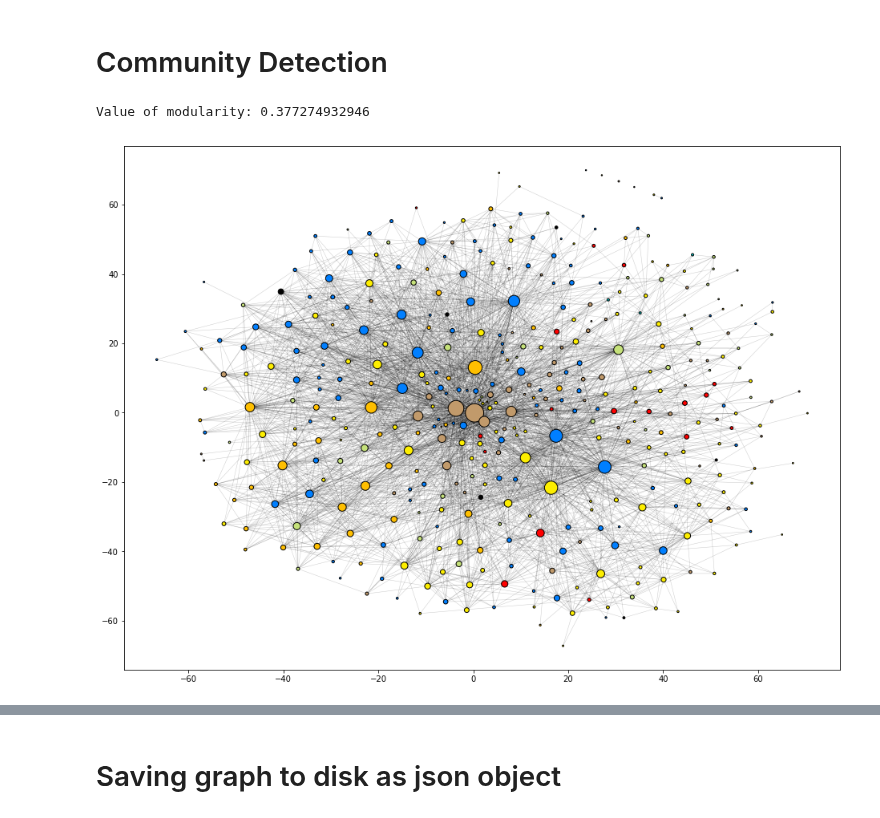
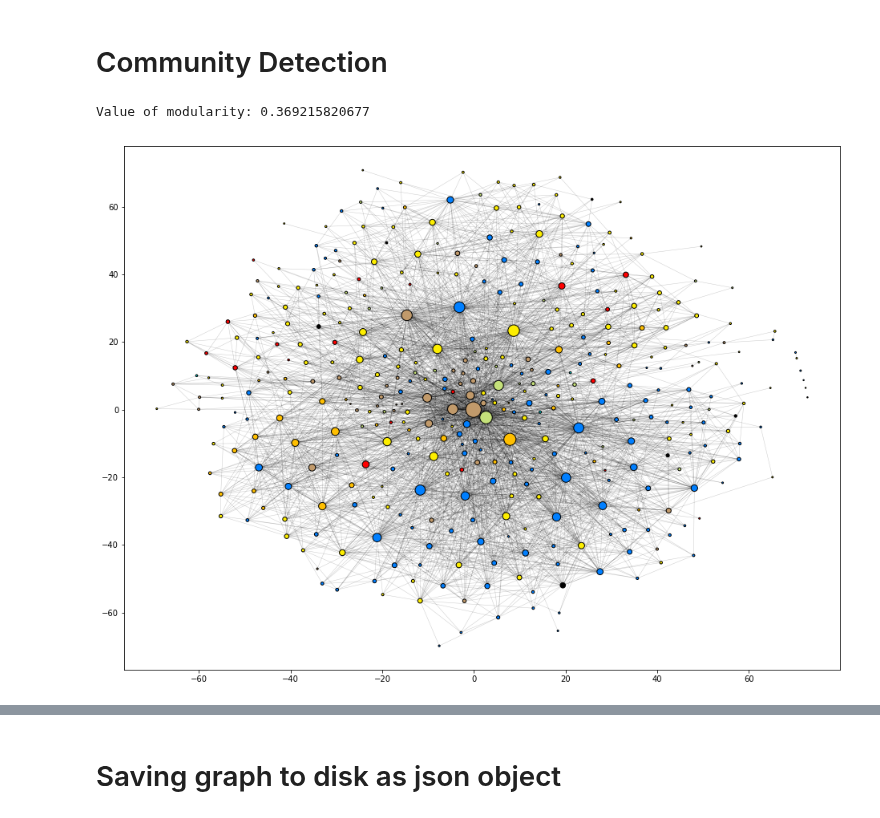
Before and after one commit to JacobPjetursson/Social_Graphs_Wookiepedia, a Jupyter notebook: Network.ipynb, the cells around one changed output, grey strips where cells are left out. Drawn from its saved outputs; the diff is of its cells as text; code cells hidden in the pictures.

Commit message:
Fixed edge weights

```diff
--- a/Network.ipynb
+++ b/Network.ipynb
@@ -18,26 +18,25 @@ df = pd.read_csv('starwarscharacters.csv')
 # %%
 G = nx.DiGraph()
 
+#Adding the nodes
 for i in range(len(df)):
     name = df.loc[i]['name']
     species = df.loc[i]['species']
     goodness = df.loc[i]['goodness']
     G.add_node(name, goodness=goodness, species=species)
 
+#Adding the edges
 for i in range(len(df)):
     name = df.loc[i]['name']
     fileName = name.replace(" ", "_") + ".txt"
     text = open("./Wookiepediafiles/" + fileName, "r").read()
+    #Finding the links in the Wookieepedia article
     links = re.findall('\[\[(.*?)\]\]', text)
     for link in links:
         for l in link.split("|"):
             if l in list(df['name']):
-                if G.has_edge(name, l):
-                    # If edge already exists, increase weight of it by 1
-                    G[name][l]['weight'] += 1.0
-                else:
+                if not G.has_edge(name, l):
                     G.add_edge(name, l)
-                    G[name][l]['weight'] = 1
                 break
 
 print("Amount of nodes: %s" % G.number_of_nodes())
@@ -208,7 +207,7 @@ partition = community_louvain.best_partition(G_undir)
 print
 print("Value of modularity: %s" % community_louvain.modularity(partition, G_undir))
 # %% [output]
-Value of modularity: 0.377274932946
+Value of modularity: 0.369215820677
 # %%
 # We set the colors for each community
 size = float(len(set(partition.values())))
@@ -223,15 +222,6 @@ comDegrees = []
 for com in communities :
     comDegreeSorted = sorted(com, key=lambda x: G.degree(x), reverse=True)
     comDegrees.append(comDegreeSorted)
-
-communityDict = {}
-communityDict["Episodes 1,2,3 and Clone Wars"] = comDegrees[0]
-communityDict["Tatooine"] = comDegrees[1]
-communityDict["Star Wars Rebels"] = comDegrees[2]
-communityDict["Episodes 4,5,6,7,8"] = comDegrees[3]
-communityDict["Rogue One and Solo"] = comDegrees[4]
-communityDict["Jabbas Empire"] = comDegrees[5]
-communityDict["Naberrie Family"] = comDegrees[7]
 
 
 
@@ -242,31 +232,31 @@ rColors.append("#007FFF")
 rColors.append("#C19A6B")
 rColors.append("#FFBF00")
 rColors.append("#FDEE00")
 rColors.append("#FF0000")
 rColors.append("#C5E17A")
 rColors.append("#000000")
 rColors.append("#00CCCC")
 rColors.append("#000000")
 rColors.append("#000000")
 rColors.append("#000000")
 rColors.append("#000000")
 rColors.append("#000000")
 rColors.append("#000000")
 
 colormap = []
 
 for node in G_undir:
     for i in range(len(communities)):
         com = communities[i]
         if node in com:
             colormap.append(rColors[i])
             break
 # Draw the network
 plt.figure(1, figsize=(16, 12))
 light_gray = '#d3d3d3'
 nx.draw_networkx_nodes(G_undir, positions, with_labels=False, nodelist=nodelist, node_color=colormap, edgecolors="black", node_size=sizemap_degree)
 nx.draw_networkx_edges(G_undir, positions, alpha=0.2, edge_color="black", width=0.5, edgelist=edgelist)
 
 plt.show()
 # %% [output]
-[figure, old version]
+[figure, new version]
```
Also changed, not shown: parts of 10 cells of this notebook.
